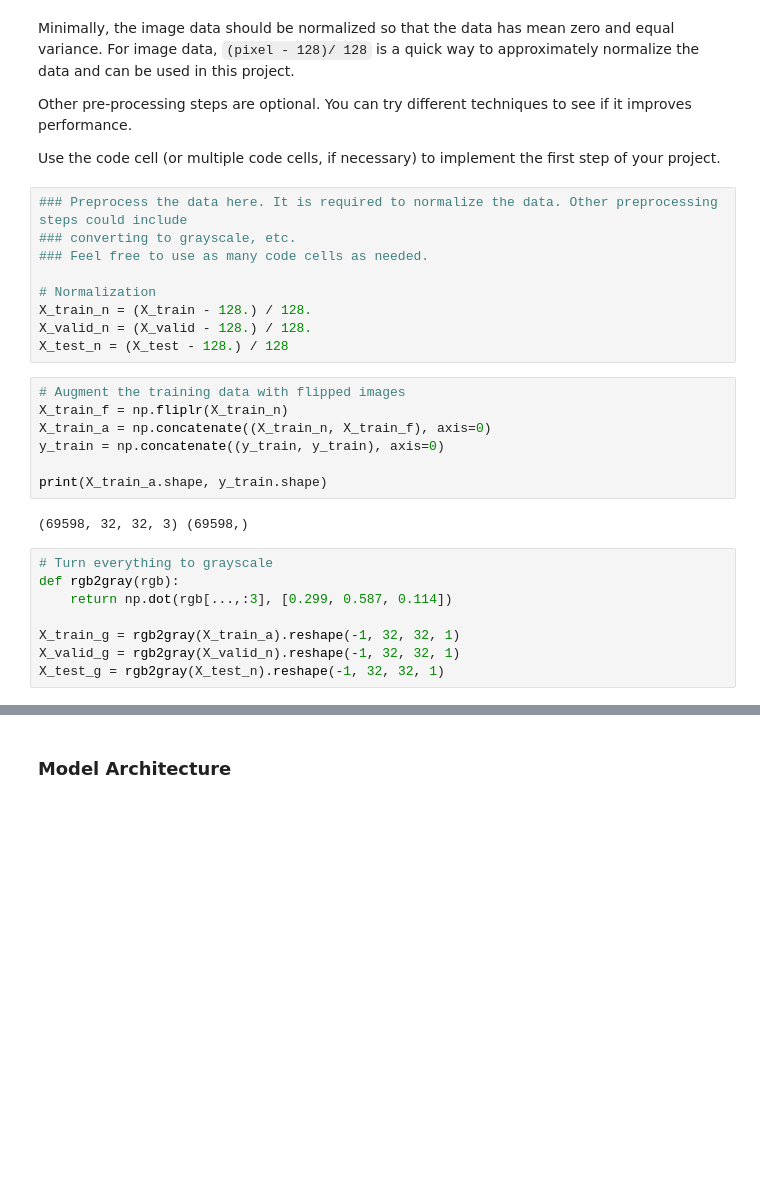
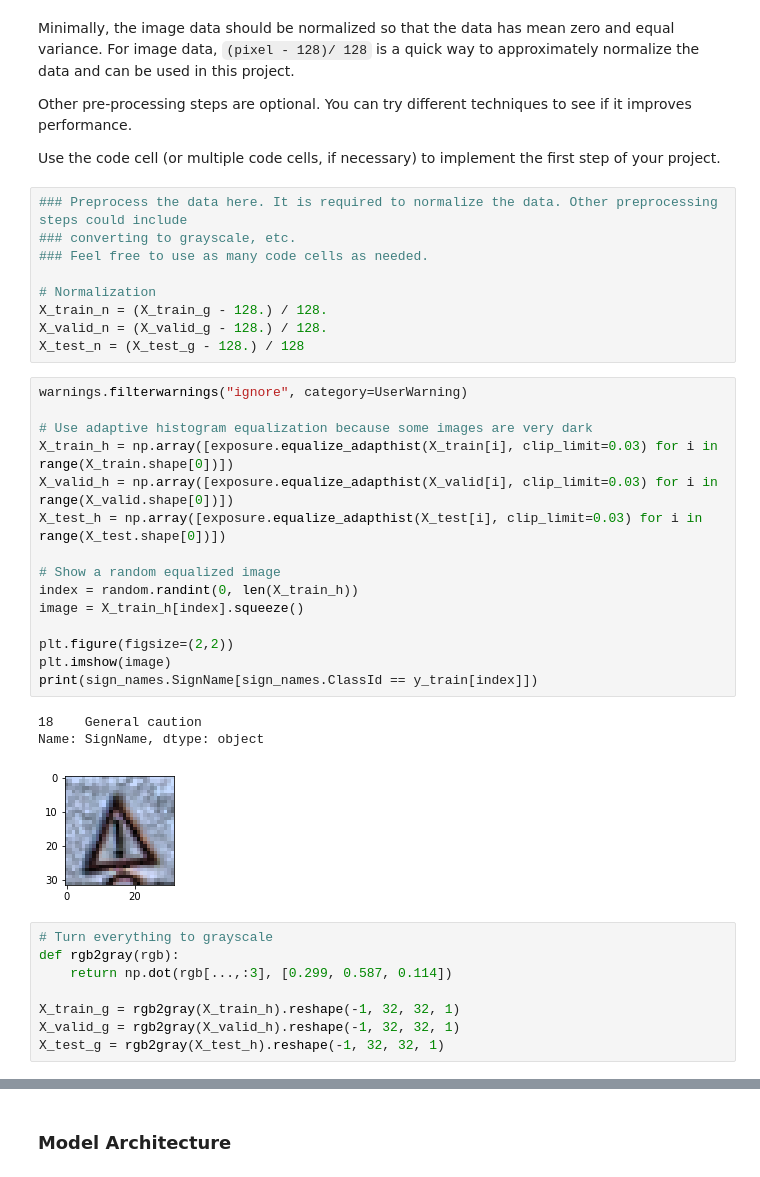
Before and after one commit to Dipanshu2424/udacity_CarND, a Jupyter notebook: CarND-Traffic-Sign-Classifier-Project/Traffic_Sign_Classifier.ipynb, the cells around one changed output, grey strips where cells are left out. Drawn from its saved outputs; the diff is of its cells as text; blank space fills up the shorter version.

```diff
--- a/CarND-Traffic-Sign-Classifier-Project/Traffic_Sign_Classifier.ipynb
+++ b/CarND-Traffic-Sign-Classifier-Project/Traffic_Sign_Classifier.ipynb
@@ -178,26 +180,36 @@ Use the code cell (or multiple code cells, if necessary) to implement the first
 ### Feel free to use as many code cells as needed.
 
 # Normalization
-X_train_n = (X_train - 128.) / 128.
-X_valid_n = (X_valid - 128.) / 128.
-X_test_n = (X_test - 128.) / 128
+X_train_n = (X_train_g - 128.) / 128.
+X_valid_n = (X_valid_g - 128.) / 128.
+X_test_n = (X_test_g - 128.) / 128
-# %%
-# Augment the training data with flipped images
-X_train_f = np.fliplr(X_train_n)
-X_train_a = np.concatenate((X_train_n, X_train_f), axis=0)
-y_train = np.concatenate((y_train, y_train), axis=0)
-
-print(X_train_a.shape, y_train.shape)
-# %% [output]
-(69598, 32, 32, 3) (69598,)
+# %%
+warnings.filterwarnings("ignore", category=UserWarning)
+
+# Use adaptive histogram equalization because some images are very dark
+X_train_h = np.array([exposure.equalize_adapthist(X_train[i], clip_limit=0.03) for i in range(X_train.shape[0])])
+X_valid_h = np.array([exposure.equalize_adapthist(X_valid[i], clip_limit=0.03) for i in range(X_valid.shape[0])])
+X_test_h = np.array([exposure.equalize_adapthist(X_test[i], clip_limit=0.03) for i in range(X_test.shape[0])])
+
+# Show a random equalized image
+index = random.randint(0, len(X_train_h))
+image = X_train_h[index].squeeze()
+
+plt.figure(figsize=(2,2))
+plt.imshow(image)
+print(sign_names.SignName[sign_names.ClassId == y_train[index]])
+# %% [output]
+18    General caution
+Name: SignName, dtype: object
+[figure, added]
 # %%
 # Turn everything to grayscale
 def rgb2gray(rgb):
     return np.dot(rgb[...,:3], [0.299, 0.587, 0.114])
 
-X_train_g = rgb2gray(X_train_a).reshape(-1, 32, 32, 1)
-X_valid_g = rgb2gray(X_valid_n).reshape(-1, 32, 32, 1)
-X_test_g = rgb2gray(X_test_n).reshape(-1, 32, 32, 1)
+X_train_g = rgb2gray(X_train_h).reshape(-1, 32, 32, 1)
+X_valid_g = rgb2gray(X_valid_h).reshape(-1, 32, 32, 1)
+X_test_g = rgb2gray(X_test_h).reshape(-1, 32, 32, 1)
 # %%
 # Show a random grayscale image
 index = random.randint(0, len(X_train_g))
```
Also changed, not shown: parts of 20 cells of this notebook, 6 other files.
